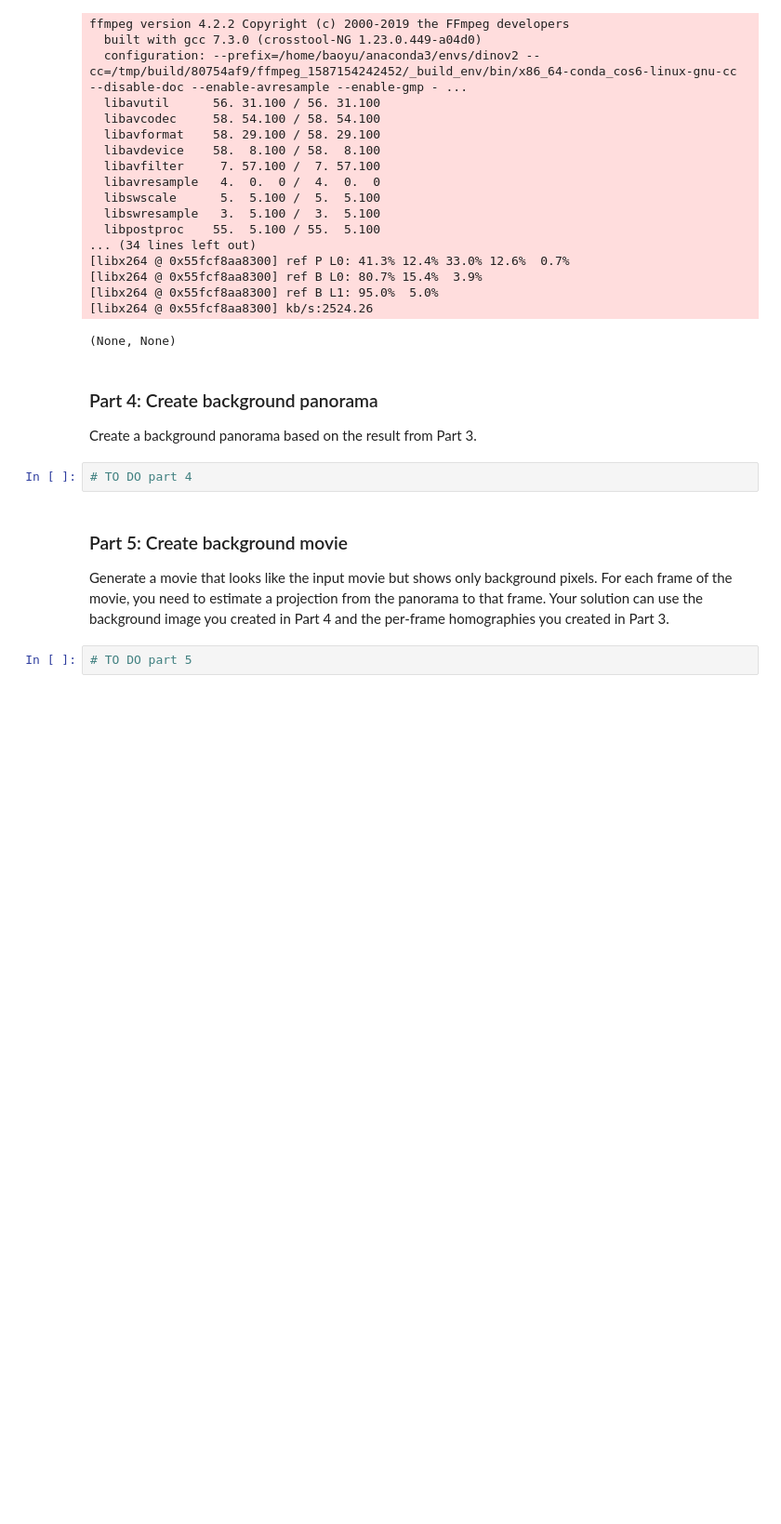
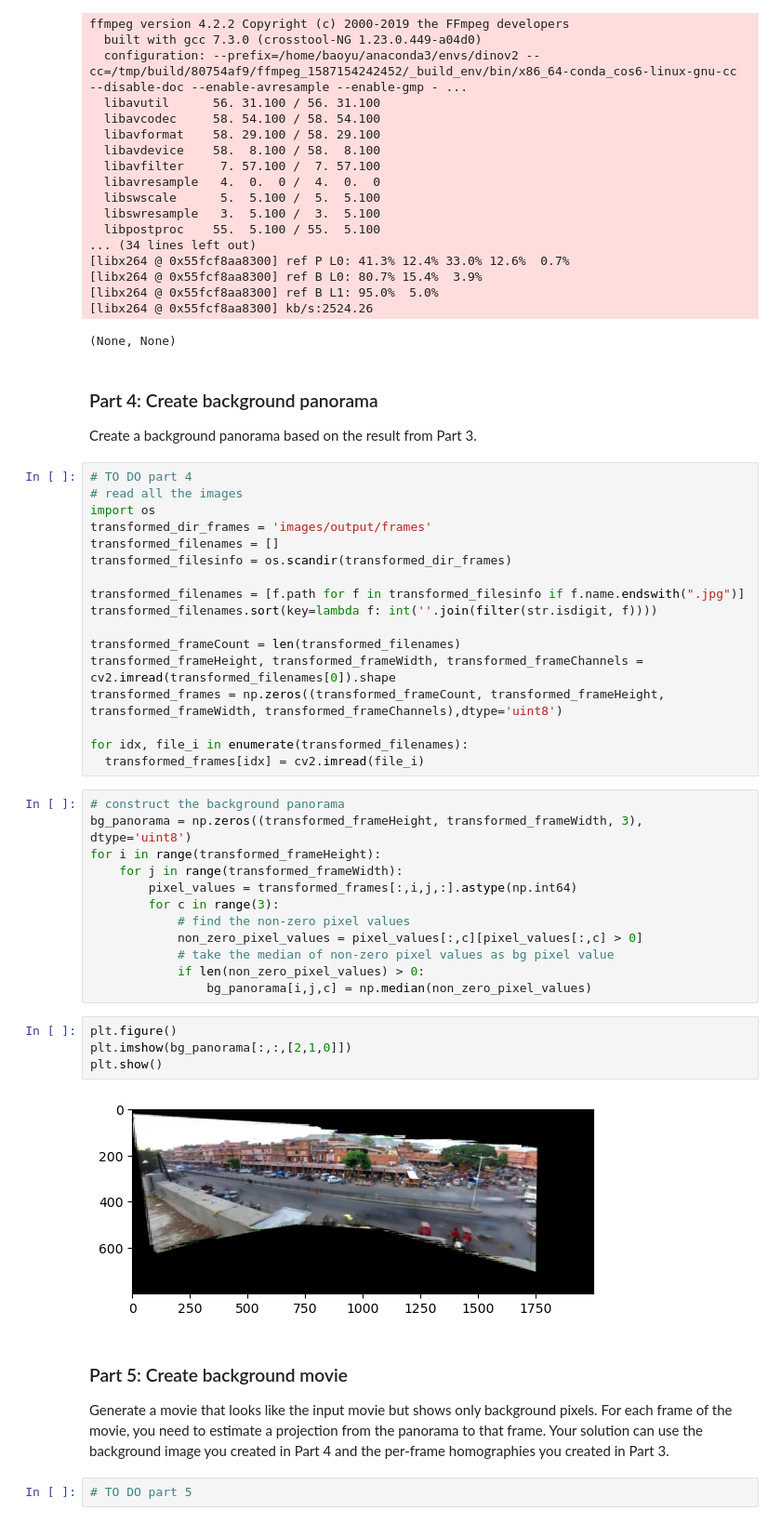
Before and after one commit to Boey-li/Fall23_CS445, a Jupyter notebook: Projects/project5_VideoStitching/mp5/Project_5_starter.ipynb, the cells around one changed output. Shown at 93% size. Cells and saved outputs as stored; diff of their text form; blank space fills up the shorter version.

Commit message:
done project 5 part 4.

```diff
--- a/Projects/project5_VideoStitching/mp5/Project_5_starter.ipynb
+++ b/Projects/project5_VideoStitching/mp5/Project_5_starter.ipynb
@@ -361,8 +355,41 @@ ffmpeg version 4.2.2 Copyright (c) 2000-2019 the FFmpeg developers
 ### Part 4: Create background panorama
 
 Create a background panorama based on the result from Part 3.
-# %%
-# TO DO part 4
+# %%
+# TO DO part 4
+# read all the images
+import os
+transformed_dir_frames = 'images/output/frames'
+transformed_filenames = []
+transformed_filesinfo = os.scandir(transformed_dir_frames)
+
+transformed_filenames = [f.path for f in transformed_filesinfo if f.name.endswith(".jpg")]
+transformed_filenames.sort(key=lambda f: int(''.join(filter(str.isdigit, f))))
+
+transformed_frameCount = len(transformed_filenames)
+transformed_frameHeight, transformed_frameWidth, transformed_frameChannels = cv2.imread(transformed_filenames[0]).shape
+transformed_frames = np.zeros((transformed_frameCount, transformed_frameHeight, transformed_frameWidth, transformed_frameChannels),dtype='uint8')
+
+for idx, file_i in enumerate(transformed_filenames):
+  transformed_frames[idx] = cv2.imread(file_i)
+# %%
+# construct the background panorama
+bg_panorama = np.zeros((transformed_frameHeight, transformed_frameWidth, 3), dtype='uint8')
+for i in range(transformed_frameHeight):
+    for j in range(transformed_frameWidth):
+        pixel_values = transformed_frames[:,i,j,:].astype(np.int64)
+        for c in range(3):
+            # find the non-zero pixel values
+            non_zero_pixel_values = pixel_values[:,c][pixel_values[:,c] > 0]
+            # take the median of non-zero pixel values as bg pixel value
+            if len(non_zero_pixel_values) > 0:
+                bg_panorama[i,j,c] = np.median(non_zero_pixel_values)
+# %%
+plt.figure()
+plt.imshow(bg_panorama[:,:,[2,1,0]])
+plt.show()
+# %% [output]
+[figure, added]
 # %% [markdown]
 ### Part 5: Create background movie
 
```
Also changed, not shown: parts of 4 cells of this notebook, 3 other files.
